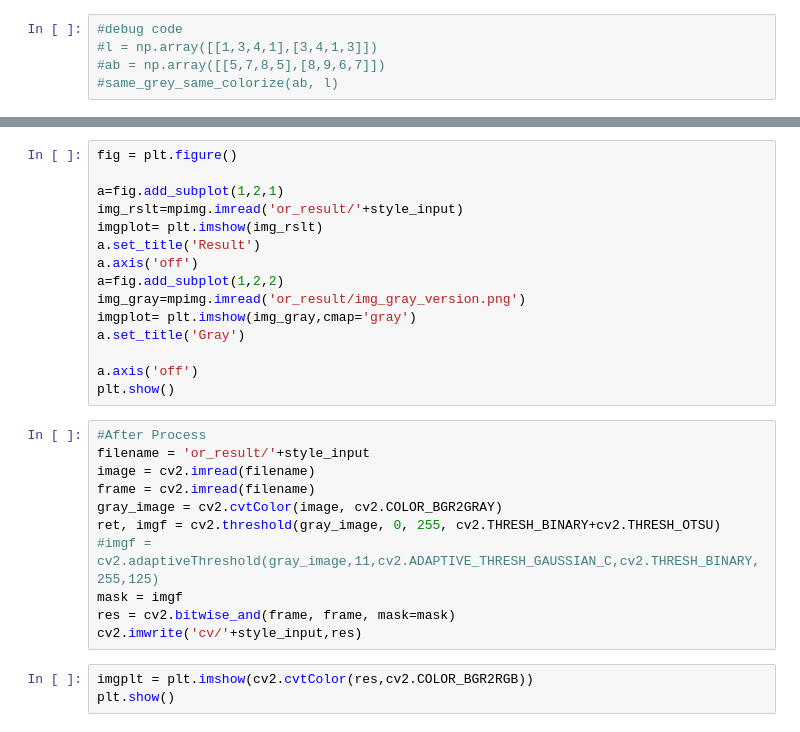
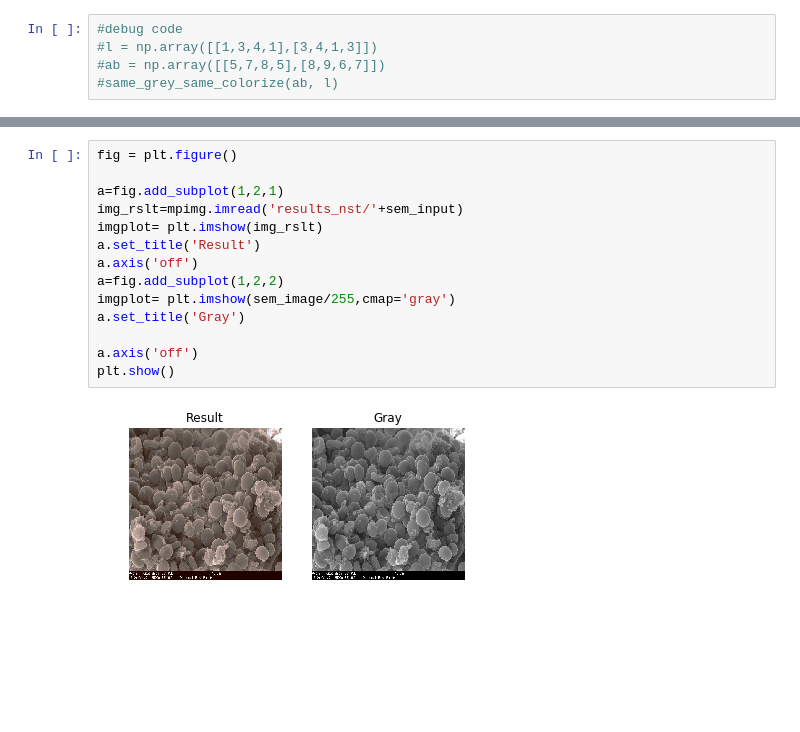
Before and after one commit to isrugeek/semcolour, a Jupyter notebook: cnn_nst.ipynb, the cells around one changed output, grey strips where cells are left out. Saved outputs shown, nothing was run; the diff lists cells and outputs as text; blank space fills up the shorter version.

```diff
--- a/cnn_nst.ipynb
+++ b/cnn_nst.ipynb
@@ -148,29 +175,16 @@ imsave("or_result/img_gray_version.png", rgb2gray(lab2rgb(cur)))
 # %%
 fig = plt.figure()
 
 a=fig.add_subplot(1,2,1)
-img_rslt=mpimg.imread('or_result/'+style_input)
+img_rslt=mpimg.imread('results_nst/'+sem_input)
 imgplot= plt.imshow(img_rslt)
 a.set_title('Result')
 a.axis('off')
 a=fig.add_subplot(1,2,2)
-img_gray=mpimg.imread('or_result/img_gray_version.png')
-imgplot= plt.imshow(img_gray,cmap='gray')
+imgplot= plt.imshow(sem_image/255,cmap='gray')
 a.set_title('Gray')
 
 a.axis('off')
 plt.show()
+# %% [output]
+[figure, added]
-# %%
-#After Process
-filename = 'or_result/'+style_input
-image = cv2.imread(filename)
-frame = cv2.imread(filename)
-gray_image = cv2.cvtColor(image, cv2.COLOR_BGR2GRAY)
-ret, imgf = cv2.threshold(gray_image, 0, 255, cv2.THRESH_BINARY+cv2.THRESH_OTSU)
-#imgf = cv2.adaptiveThreshold(gray_image,11,cv2.ADAPTIVE_THRESH_GAUSSIAN_C,cv2.THRESH_BINARY,255,125)
-mask = imgf
-res = cv2.bitwise_and(frame, frame, mask=mask)
-cv2.imwrite('cv/'+style_input,res)
-# %%
-imgplt = plt.imshow(cv2.cvtColor(res,cv2.COLOR_BGR2RGB))
-plt.show()
```
Also changed, not shown: parts of 10 cells of this notebook, 4 other files.
